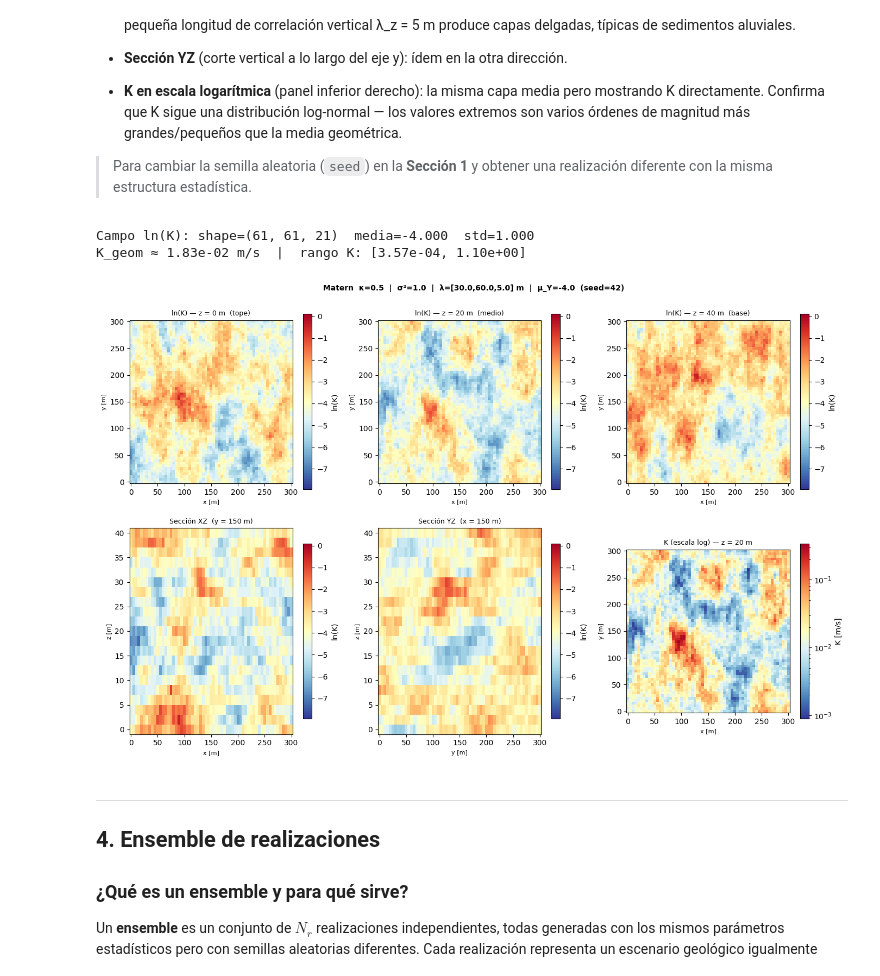
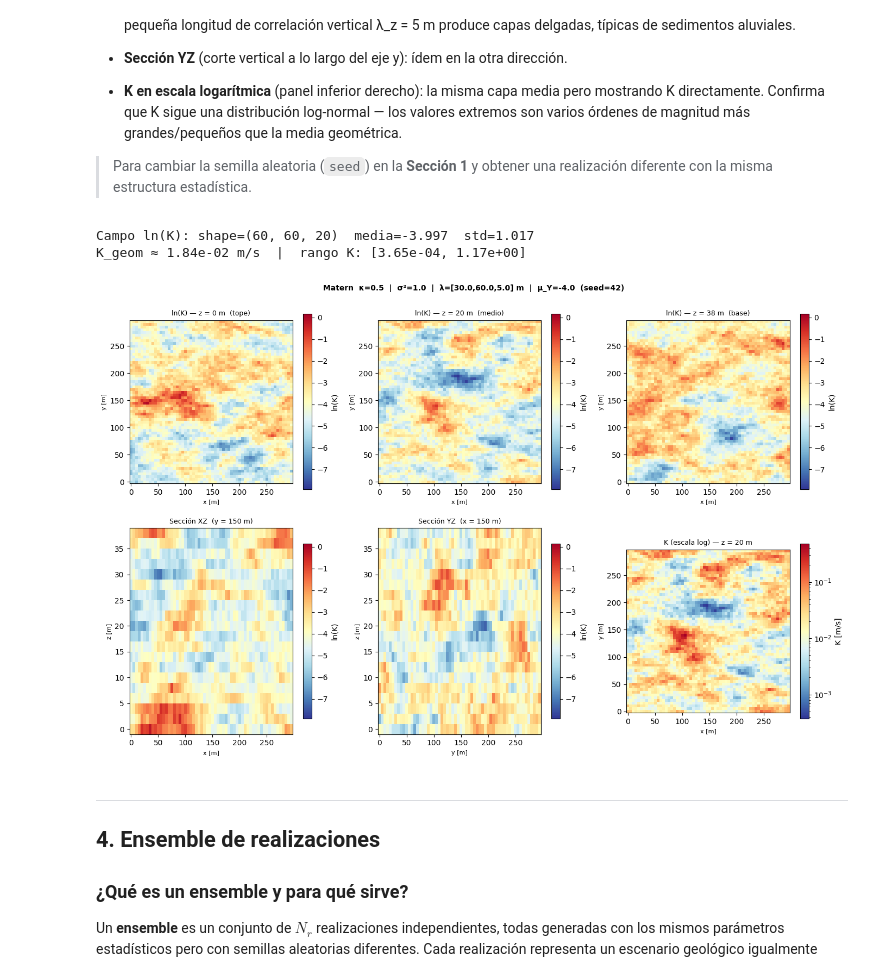
Before and after one commit to abelardo1685/unam-groundwater-optimization, a Jupyter notebook: Kfield_generation/generacion_Kfield.ipynb, the cells around one changed output. Cells and saved outputs as stored; diff of their text form; code cells hidden in the pictures.

```diff
--- a/Kfield_generation/generacion_Kfield.ipynb
+++ b/Kfield_generation/generacion_Kfield.ipynb
@@ -256,21 +256,22 @@ model = Model(
     micro       = micro,
     nugget      = nugget,
     flag_zh     = flag_zh,
+    zh_smoother = zh_smoother,
     beta        = lnK_mean,
     Qbb         = 0.0,
     periodicity = np.array([0, 0, 0]),
 )
 
 # Vectores de coordenadas (usados en todas las celdas de visualización)
-# El campo generado tiene shape (ny+1, nx+1, nz+1)
-y_vec = np.arange(n_pts_y + 1) * d_pts_y
-x_vec = np.arange(n_pts_x + 1) * d_pts_x
-z_vec = np.arange(n_pts_z + 1) * d_pts_z
+# El campo generado tiene shape (ny, nx, nz)
+y_vec = np.arange(n_pts_y) * d_pts_y
+x_vec = np.arange(n_pts_x) * d_pts_x
+z_vec = np.arange(n_pts_z) * d_pts_z
 
 # Índices de profundidad para mostrar cortes
 iz_top = 0
-iz_mid = (n_pts_z + 1) // 2
-iz_bot = n_pts_z
+iz_mid = n_pts_z // 2
+iz_bot = n_pts_z - 1
 
 # Pre-calcular FFT de la covarianza (se reutiliza en todo el ensemble)
 FFTQe = initialize_FFT_cov(model, grid)
@@ -405,7 +406,7 @@ La figura muestra **6 paneles**:
 # ── Genera una realización 3D ─────────────────────────────────────────────────
 rng        = np.random.default_rng(seed)
 lnK, FFTQe = generate_randomfield(model, grid, FFTQe=FFTQe, rng=rng)
-# lnK.shape == (ny+1, nx+1, nz+1)
+# lnK.shape == (ny, nx, nz)
 
 print(f'Campo ln(K): shape={lnK.shape}  media={lnK.mean():.3f}  std={lnK.std():.3f}')
 print(f'K_geom ≈ {np.exp(lnK.mean()):.2e} m/s  |  rango K: [{np.exp(lnK.min()):.2e}, {np.exp(lnK.max()):.2e}]')
@@ -432,43 +433,43 @@ for col, (iz, lbl) in enumerate(zip(slices_z, labels_z)):
     plt.colorbar(im, ax=axes[0, col], label='ln(K)', shrink=0.85)
 
 # Fila 1: sección vertical XZ (corte en y central) y YZ (corte en x central)
-iy_mid = (n_pts_y + 1) // 2
-ix_mid = (n_pts_x + 1) // 2
+iy_mid = n_pts_y // 2
+ix_mid = n_pts_x // 2
 
 im_xz = axes[1, 0].pcolormesh(x_vec, z_vec, lnK[iy_mid, :, :].T,
                                 cmap='RdYlBu_r', shading='auto', vmin=vmin, vmax=vmax)
 axes[1, 0].set_title(f'Sección XZ  (y = {y_vec[iy_mid]:.0f} m)', fontsize=9)
 axes[1, 0].set_xlabel('x [m]', fontsize=8);  axes[1, 0].set_ylabel('z [m]', fontsize=8)
 plt.colorbar(im_xz, ax=axes[1, 0], label='ln(K)', shrink=0.85)
 
 im_yz = axes[1, 1].pcolormesh(y_vec, z_vec, lnK[:, ix_mid, :].T,
                                 cmap='RdYlBu_r', shading='auto', vmin=vmin, vmax=vmax)
 axes[1, 1].set_title(f'Sección YZ  (x = {x_vec[ix_mid]:.0f} m)', fontsize=9)
 axes[1, 1].set_xlabel('y [m]', fontsize=8);  axes[1, 1].set_ylabel('z [m]', fontsize=8)
 plt.colorbar(im_yz, ax=axes[1, 1], label='ln(K)', shrink=0.85)
 
 # Panel de K en escala log (corte medio)
 from matplotlib.colors import LogNorm
 K_mid = np.exp(lnK[:, :, iz_mid])
 im_k  = axes[1, 2].pcolormesh(x_vec, y_vec, K_mid,
                                 norm=LogNorm(vmin=K_mid.min(), vmax=K_mid.max()),
                                 cmap='RdYlBu_r', shading='auto')
 axes[1, 2].set_title(f'K (escala log) — z = {z_vec[iz_mid]:.0f} m', fontsize=9)
 axes[1, 2].set_xlabel('x [m]', fontsize=8);  axes[1, 2].set_ylabel('y [m]', fontsize=8)
 axes[1, 2].set_aspect('equal')
 plt.colorbar(im_k, ax=axes[1, 2], label='K [m/s]', shrink=0.85)
 
 fig.suptitle(
     f'{variogram_name.capitalize()}  κ={kappa}  |  σ²={lnK_variance}  |'
     f'  λ=[{lambda_y},{lambda_x},{lambda_z}] m  |  μ_Y={lnK_mean:.1f}  (seed={seed})',
     fontsize=10, fontweight='bold'
 )
 plt.tight_layout()
 plt.show()
 # %% [output]
-Campo ln(K): shape=(61, 61, 21)  media=-4.000  std=1.000
-K_geom ≈ 1.83e-02 m/s  |  rango K: [3.57e-04, 1.10e+00]
+Campo ln(K): shape=(60, 60, 20)  media=-3.997  std=1.017
+K_geom ≈ 1.84e-02 m/s  |  rango K: [3.65e-04, 1.17e+00]
-[figure, old version]
+[figure, new version]
 # %% [markdown]
 ---
 ## 4. Ensemble de realizaciones
```
Also changed, not shown: parts of 3 cells of this notebook, 2 other files.
